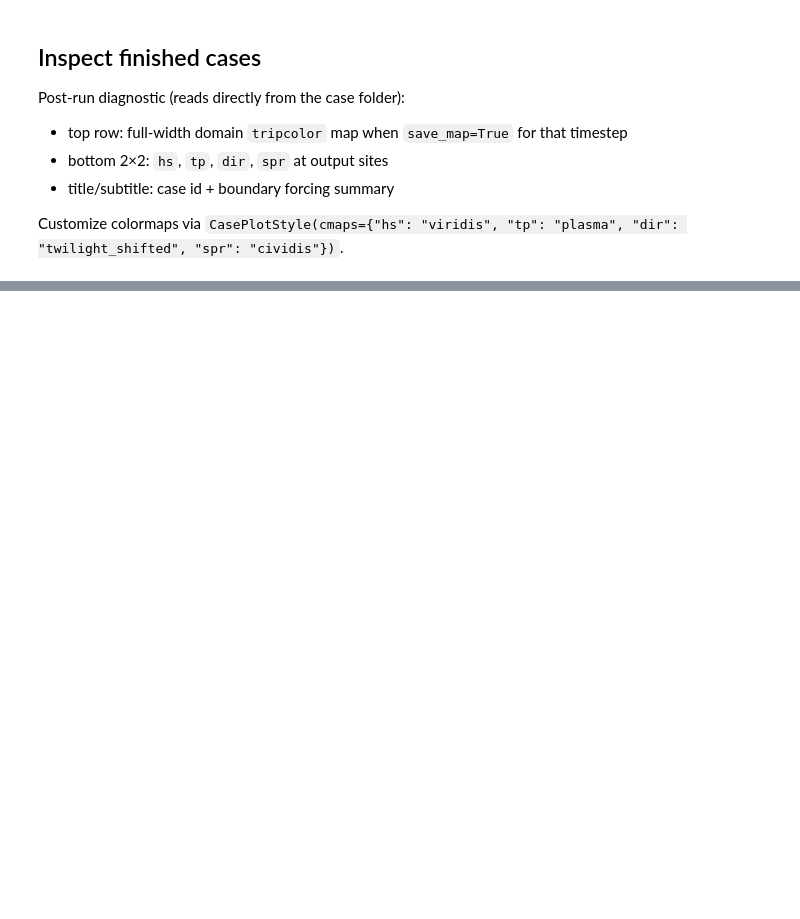
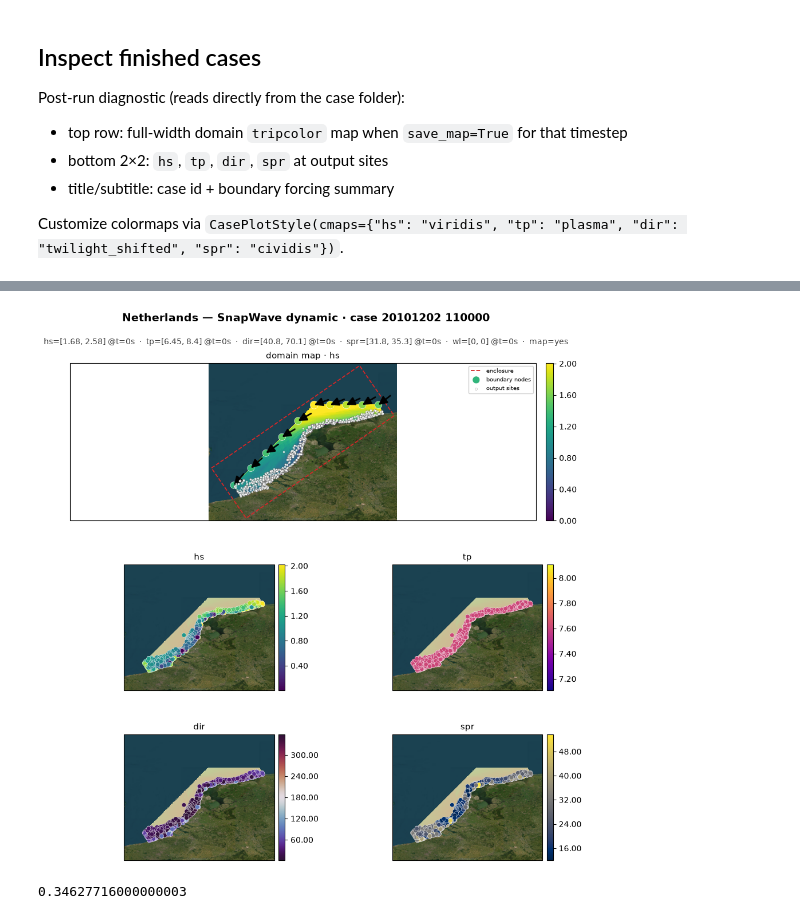
Before and after one commit to GeoOcean/HyGloW, a Jupyter notebook: Netherlands/08_Dynamic_Cases_Generation.ipynb, the cells around one changed output, grey strips where cells are left out. Saved outputs shown, nothing was run; the diff lists cells and outputs as text; code cells hidden in the pictures; blank space fills up the shorter version.

Commit message:
[JTH] netherlands case working

```diff
--- a/Netherlands/08_Dynamic_Cases_Generation.ipynb
+++ b/Netherlands/08_Dynamic_Cases_Generation.ipynb
@@ -133,6 +133,6 @@ fig = wrapper.plot_configuration(offshore=offshore_ds, offshore_name=offshore_na
 # %% [markdown]
 ## Build, run, postprocess
 # %%
-wrapper.build_cases(cases_name_format=lambda ctx: f"{ctx.get('tref')}")
+wrapper.load_cases(cases_name_format=lambda ctx: f"{ctx.get('tref')}")
 # %%
 # Save all cases directories to a text file for sbatch array submission
@@ -165,5 +171,6 @@ style = CasePlotStyle(
     cmaps={"hs": "viridis", "tp": "plasma", "dir": "twilight_shifted", "spr": "cividis"}
 )
 wrapper.plot_case(
-    "SnapWave_CASES_Dynamic/20200104 040000", style=style, show_satellite=True
+    "SnapWave_CASES_Dynamic/20101202 110000", style=style, show_satellite=True
 );
+# %% [output]
@@ -170,2 +178,3 @@ wrapper.plot_case(
+[figure, added]
 # %%
 result = wrapper.postprocess_cases()
@@ -174,4 +183,6 @@ result.to_netcdf(out_nc)
 # %%
 import xarray as xr
 
-xr.open_dataset(out_nc).load()
+xr.open_dataset(out_nc).load().nbytes * 1e-9  # GB
+# %% [output]
+0.34627716000000003
```
Also changed, not shown: parts of 7 cells of this notebook, 9 other files.
